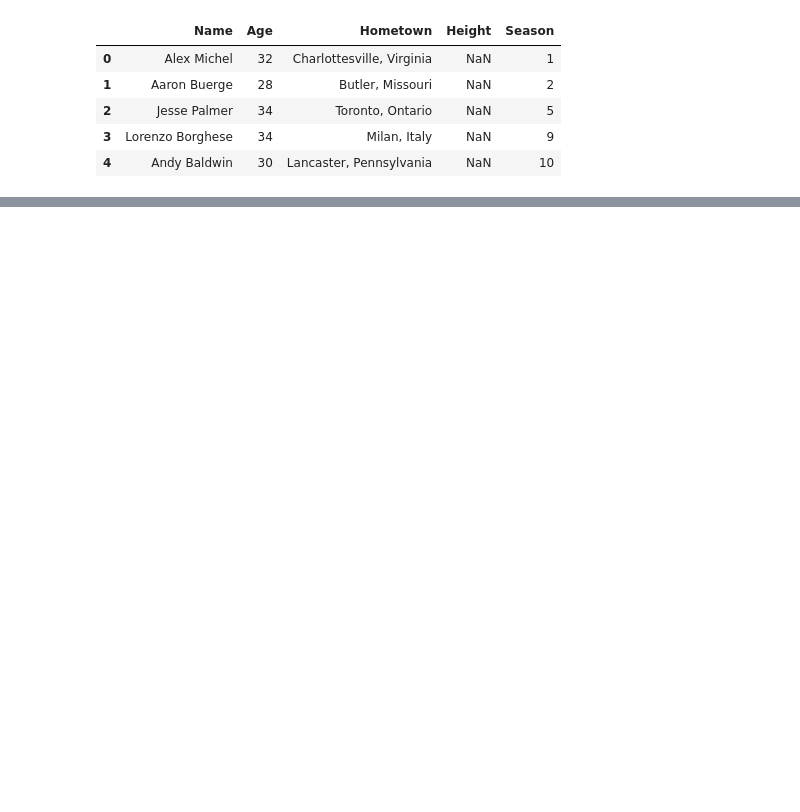
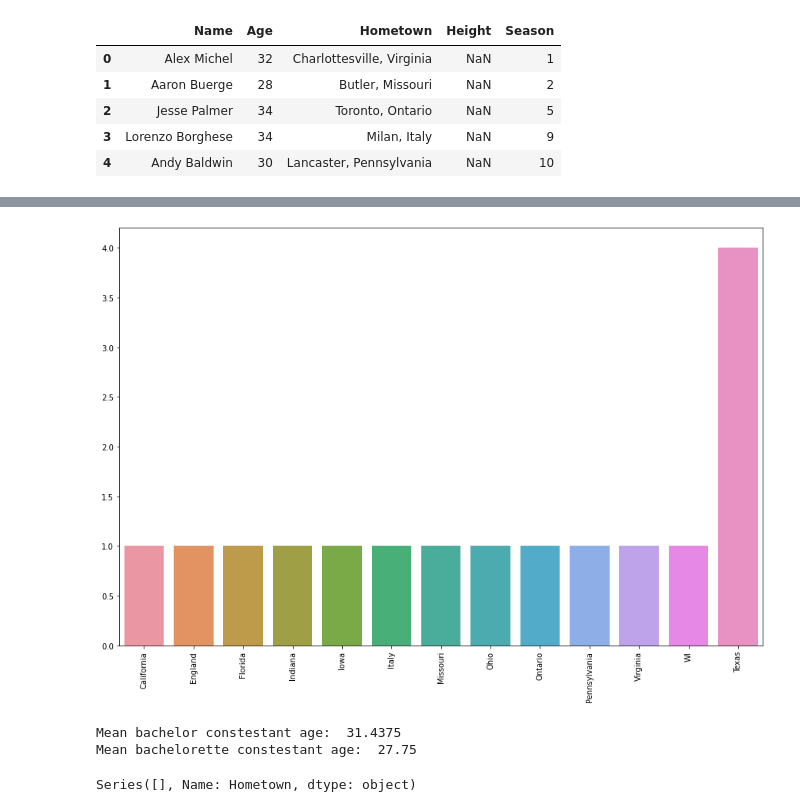
Before and after one commit to lindyc12/Bachelor_analysis, a Jupyter notebook: analysis.ipynb, the cells around one changed output, grey strips where cells are left out. Drawn from its saved outputs; the diff is of its cells as text; code cells hidden in the pictures; blank space fills up the shorter version.

```diff
--- a/analysis.ipynb
+++ b/analysis.ipynb
@@ -64,7 +87,7 @@ def get_state(x):
         except IndexError:
             print(x)
 
-bachelor['state'] = bachelor.Hometown.map(get_state)
+ba_df['state'] = ba_df.Hometown.map(get_state)
 print('bachelor complete...')
-bachelorette['state'] = bachelorette.Hometown.map(get_state)
+bt_df['state'] = bt_df.Hometown.map(get_state)
 print('bachelorette complete...')
@@ -82,8 +117,13 @@ def state_sums(df, plot=False):
         plt.xticks(rotation='vertical')
     return state_sums
 # %%
-bachelor_state_sums = state_sums(bachelor, plot=True)
+bachelor_state_sums = state_sums(ba_df, plot=True)
+# %% [output]
+[figure, added]
 # %%
-print('Mean bachelor constestant age: ',bachelor.Age.mean())
-print('Mean bachelorette constestant age: ',bachelorette.Age.mean())
+print('Mean bachelor constestant age: ',ba_df.Age.mean())
+print('Mean bachelorette constestant age: ',bt_df.Age.mean())
+# %% [output]
+Mean bachelor constestant age:  31.4375
+Mean bachelorette constestant age:  27.75
 # %%
@@ -91,2 +131,4 @@ bachelorette.head()
 # %%
-bachelorette[bachelorette['state'] == '']['Hometown']
+bt_df[bt_df['state'] == '']['Hometown']
+# %% [output]
+Series([], Name: Hometown, dtype: object)
```
Also changed, not shown: parts of 15 cells of this notebook.
